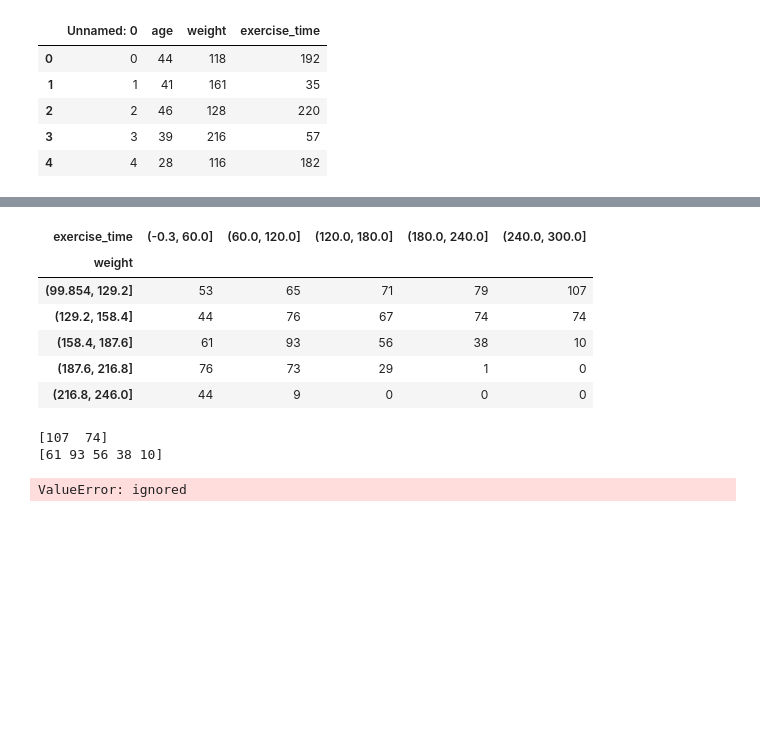
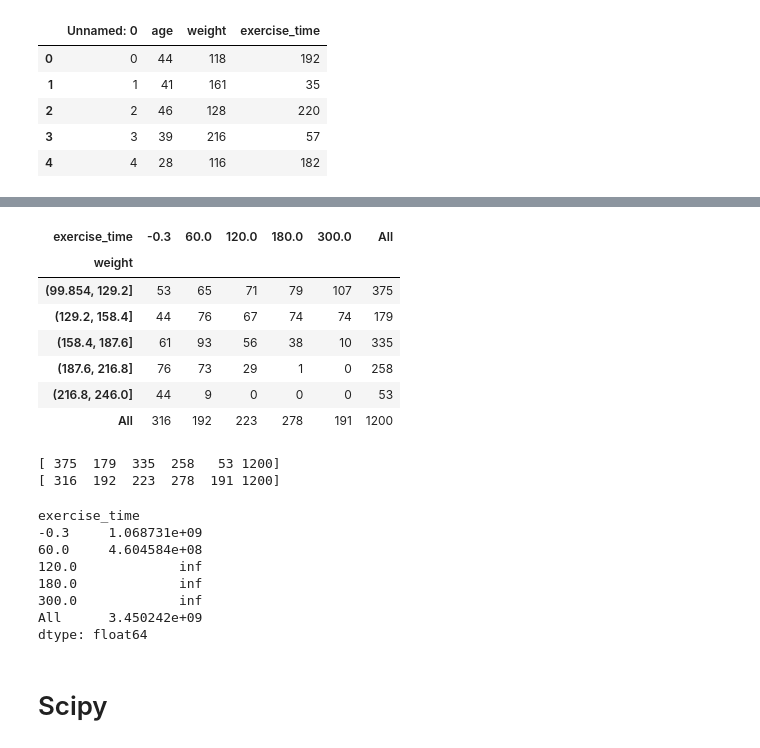
Before and after one commit to pedroescobedob/DS-Unit-1-Sprint-3-Statistical-Tests-and-Experiments, a Jupyter notebook: Pedro_Escobedo_LS_DS_132_Sampling_Confidence_Intervals_and_Hypothesis_Testing_Assignment.ipynb, the cells around one changed output, grey strips where cells are left out. Drawn from its saved outputs; the diff is of its cells as text; code cells hidden in the pictures; blank space fills up the shorter version.

```diff
--- a/Pedro_Escobedo_LS_DS_132_Sampling_Confidence_Intervals_and_Hypothesis_Testing_Assignment.ipynb
+++ b/Pedro_Escobedo_LS_DS_132_Sampling_Confidence_Intervals_and_Hypothesis_Testing_Assignment.ipynb
@@ -357,26 +366,27 @@ pip install pandas==0.23.4
 # %%
 pd.crosstab(exercise_df['weight'], exercise_df['exercise_time'])
-time_e = pd.cut(exercise_df['exercise_time'], 5)
+time_e = pd.cut(exercise_df['exercise_time'], 5, labels=[-0.3, 60.0, 120.0, 180.0, 300.0])
 weight_e = pd.cut(exercise_df['weight'], 5)
-observed = pd.crosstab(weight_e, time_e)
+observed = pd.crosstab(weight_e, time_e, margins=True)
 observed
 # %% [output]
-| exercise_time | (-0.3, 60.0] | (60.0, 120.0] | (120.0, 180.0] | (180.0, 240.0] | (240.0, 300.0] |
-| weight |  |  |  |  |  |
-| (99.854, 129.2] | 53 | 65 | 71 | 79 | 107 |
-| (129.2, 158.4] | 44 | 76 | 67 | 74 | 74 |
-| (158.4, 187.6] | 61 | 93 | 56 | 38 | 10 |
-| (187.6, 216.8] | 76 | 73 | 29 | 1 | 0 |
-| (216.8, 246.0] | 44 | 9 | 0 | 0 | 0 |
+| exercise_time | -0.3 | 60.0 | 120.0 | 180.0 | 300.0 | All |
+| weight |  |  |  |  |  |  |
+| (99.854, 129.2] | 53 | 65 | 71 | 79 | 107 | 375 |
+| (129.2, 158.4] | 44 | 76 | 67 | 74 | 74 | 179 |
+| (158.4, 187.6] | 61 | 93 | 56 | 38 | 10 | 335 |
+| (187.6, 216.8] | 76 | 73 | 29 | 1 | 0 | 258 |
+| (216.8, 246.0] | 44 | 9 | 0 | 0 | 0 | 53 |
+| All | 316 | 192 | 223 | 278 | 191 | 1200 |
 # %%
-row_sums = observed.iloc[0:2, 4].values
-col_sums = observed.iloc[2, 0:6].values
+row_sums = observed.iloc[0:6, 5].values
+col_sums = observed.iloc[5, 0:6].values
 
 print(row_sums)
 print(col_sums)
 # %% [output]
-[107  74]
-[61 93 56 38 10]
+[ 375  179  335  258   53 1200]
+[ 316  192  223  278  191 1200]
 # %%
 expected = []
 for row_sum in row_sums:
@@ -388,7 +398,16 @@ for row_sum in row_sums:
 
 expected = np.array(expected)
 # %%
-chi_square = ((observed - expected)**2/(expected)).sum()
+chi_square = ((observed - expected)**2/(observed)).sum()
 chi_square
 # %% [output]
-ValueError: ignored
+exercise_time
+-0.3     1.068731e+09
+60.0     4.604584e+08
+120.0             inf
+180.0             inf
+300.0             inf
+All      3.450242e+09
+dtype: float64
+# %% [markdown]
+# Scipy
```
Also changed, not shown: parts of 3 cells of this notebook.
